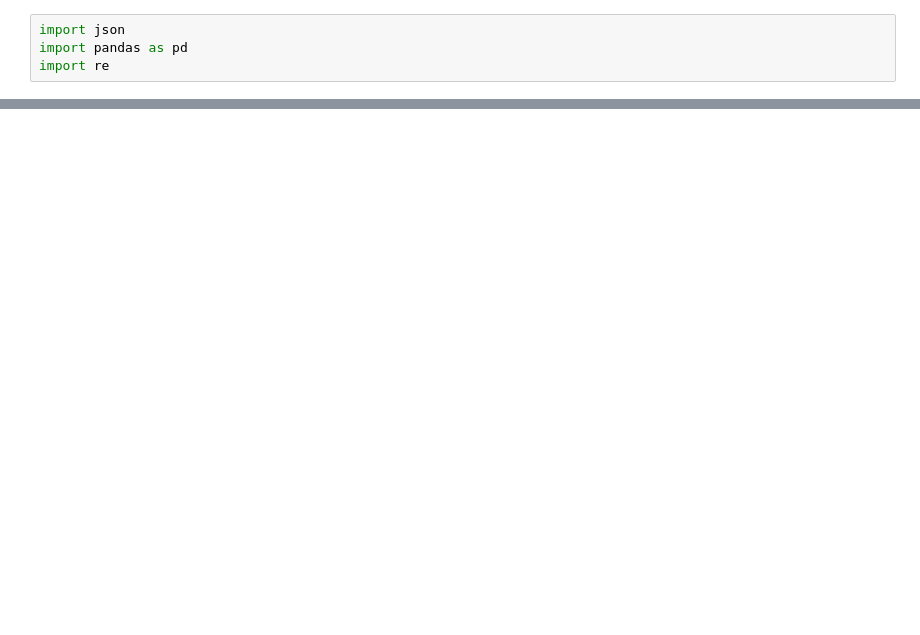
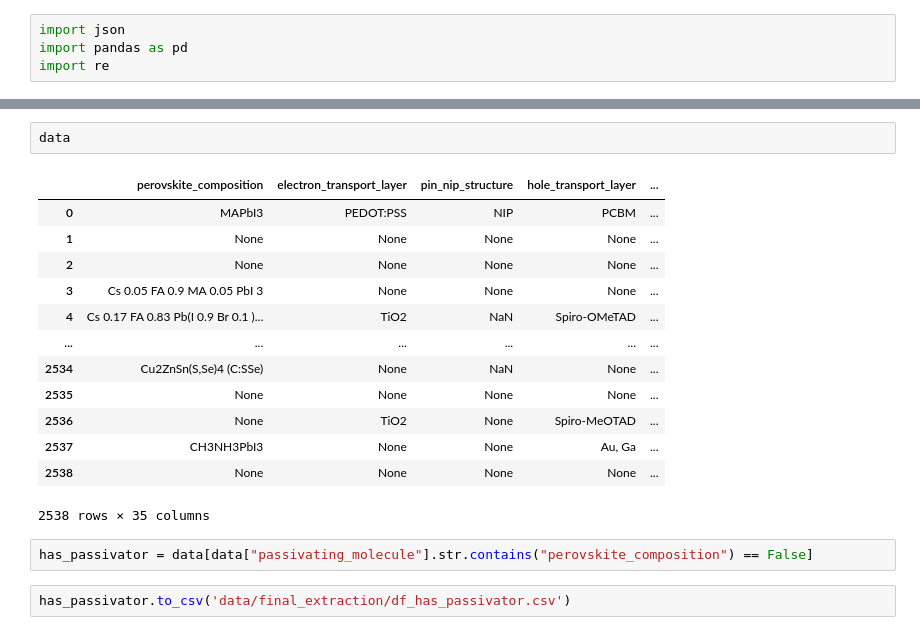
Before and after one commit to kanggunh/DSC180_B11_Q2, a Jupyter notebook: df_to_json.ipynb, the cells around one changed output, grey strips where cells are left out. Cells and saved outputs as stored; diff of their text form; blank space fills up the shorter version.

```diff
--- a/df_to_json.ipynb
+++ b/df_to_json.ipynb
@@ -70,0 +159,20 @@ with open('data/schema2/llama_8bit_finetuned.json', 'w') as f:
+# %%
+data
+# %% [output]
+|  | perovskite_composition | electron_transport_layer | pin_nip_structure | hole_transport_layer | ... |
+| 0 | MAPbI3 | PEDOT:PSS | NIP | PCBM | ... |
+| 1 | None | None | None | None | ... |
+| 2 | None | None | None | None | ... |
+| 3 | Cs 0.05 FA 0.9 MA 0.05 PbI 3 | None | None | None | ... |
+| 4 | Cs 0.17 FA 0.83 Pb(I 0.9 Br 0.1 )... | TiO2 | NaN | Spiro-OMeTAD | ... |
+| ... | ... | ... | ... | ... | ... |
+| 2534 | Cu2ZnSn(S,Se)4 (C:SSe) | None | NaN | None | ... |
+| 2535 | None | None | None | None | ... |
+| 2536 | None | TiO2 | None | Spiro-MeOTAD | ... |
+| 2537 | CH3NH3PbI3 | None | None | Au, Ga | ... |
+| 2538 | None | None | None | None | ... |
+2538 rows × 35 columns
+# %%
+has_passivator = data[data["passivating_molecule"].str.contains("perovskite_composition") == False]
+# %%
+has_passivator.to_csv('data/final_extraction/df_has_passivator.csv')
```
Also changed, not shown: parts of 20 cells of this notebook, 33 other files.
